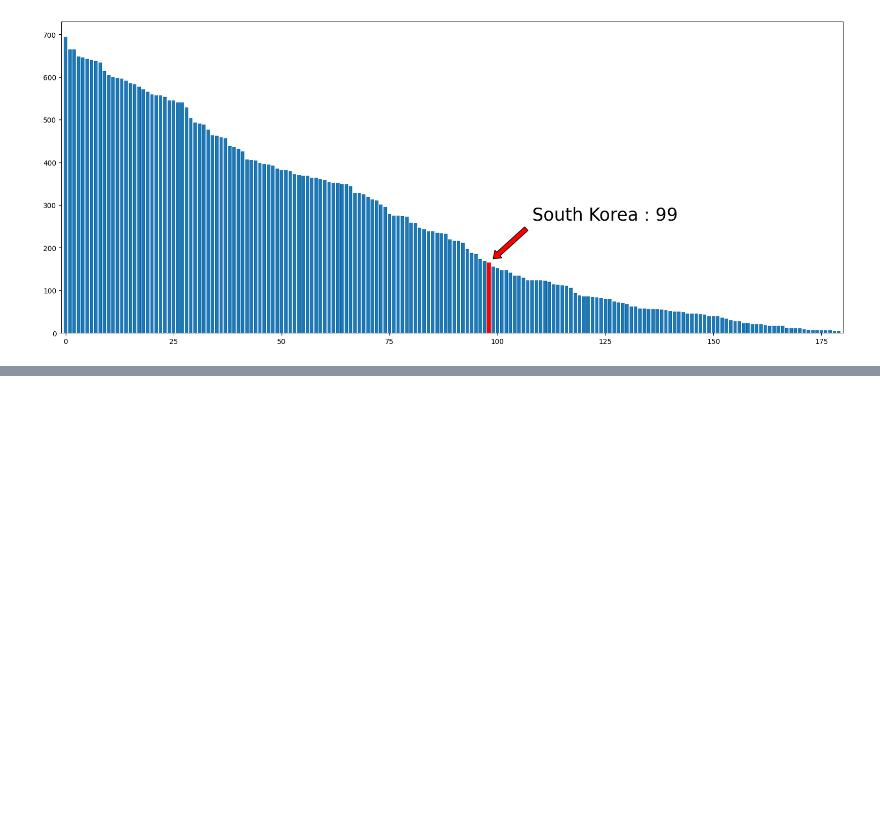
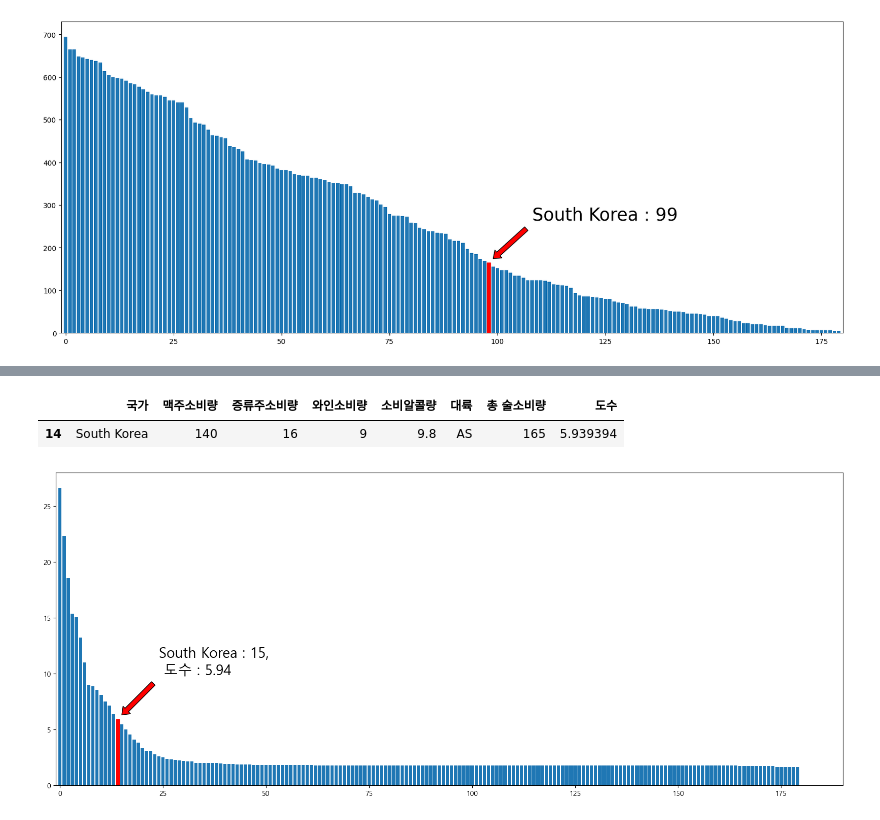
Before and after one commit to do-po/test_1, a Jupyter notebook: Python/24_03_25/drinks.ipynb, the cells around one changed output, grey strips where cells are left out. Drawn from its saved outputs; the diff is of its cells as text; code cells hidden in the pictures; blank space fills up the shorter version.

```diff
--- a/Python/24_03_25/drinks.ipynb
+++ b/Python/24_03_25/drinks.ipynb
@@ -261,0 +285,51 @@ plt.show()
+# %%
+df2.reset_index(drop= True, inplace= True) # 너 여기 inplace 안 써서 숫자 이상하게 나왔다 :>
+# %%
+flag = df2['국가'] == 'South Korea'
+# %%
+df2[flag]
+# %% [output]
+|  | 국가 | 맥주소비량 | 증류주소비량 | 와인소비량 | 소비알콜량 | 대륙 | 총 술소비량 | 도수 |
+| 14 | South Korea | 140 | 16 | 9 | 9.8 | AS | 165 | 5.939394 |
+# %%
+korea_index = df2.loc[flag, '도수'].index[0] # 굳이 flag 안 쓰고 flag 내용을 넣어버려도 됨
+korea_value = df2.loc[korea_index, '도수']
+# %%
+import platform
+
+platform.system()
+
+if platform.system() == 'Darwin': # mac이면
+    plt.rc('font', family = 'AppleGothic')
+else: # 아니라면, Windows라면
+    plt.rc('font', family = 'Malgun Gothic')
+# %%
+x = df2.index
+y = df2['도수']
+
+plt.figure(figsize=(20,8))
+
+bar_list = plt.bar(x, y)
+
+bar_list[korea_index].set_color('r')
+
+plt.annotate(
+    f'South Korea : {korea_index + 1}, \n 도수 : {round(korea_value, 2)}', # round(data, length) 써서 도수의 소숫점 반올림
+    xy=(korea_index, korea_value),
+    xytext= (korea_index + 10 , korea_value + 4),
+    fontsize = 20,
+    arrowprops={
+        'facecolor' : 'r',
+        'edgecolor' : 'k',
+        'headwidth' : 15,
+        'headlength' : 10,
+        'width' : 7,
+        'shrink' : 0.1
+    }
+)
+
+plt.xlim(-1, 190)
+
+plt.show()
+# %% [output]
+[figure, added]
```
Also changed, not shown: parts of 6 cells of this notebook.
